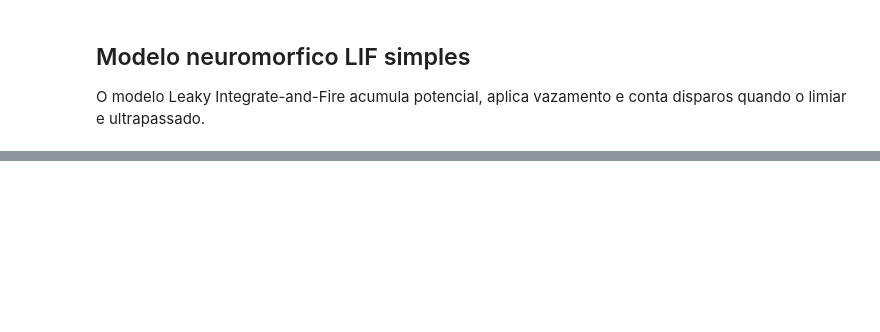
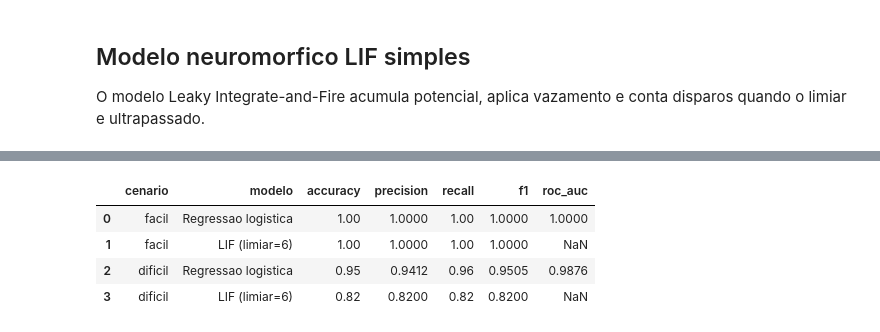
Before and after one commit to marcofiap/CardioIA-Fase3-Cap1, a Jupyter notebook: notebooks/ir_alem2_series_temporais_saude.ipynb, the cells around one changed output, grey strips where cells are left out. Saved outputs shown, nothing was run; the diff lists cells and outputs as text; code cells hidden in the pictures; blank space fills up the shorter version.

```diff
--- a/notebooks/ir_alem2_series_temporais_saude.ipynb
+++ b/notebooks/ir_alem2_series_temporais_saude.ipynb
@@ -98,0 +199,32 @@ A regressao logistica e mais direta para bases tabulares pequenas e fornece peso
+# %%
+summary_rows = []
+for name, (X_data, y_data) in datasets.items():
+    lr = evaluate_logistic(X_data, y_data)
+    lif = evaluate_lif(X_data, y_data)
+    summary_rows.append({
+        'cenario': name,
+        'modelo': 'Regressao logistica',
+        'accuracy': round(lr['accuracy'], 4),
+        'precision': round(lr['precision'], 4),
+        'recall': round(lr['recall'], 4),
+        'f1': round(lr['f1'], 4),
+        'roc_auc': round(lr['roc_auc'], 4),
+    })
+    summary_rows.append({
+        'cenario': name,
+        'modelo': f"LIF (limiar={lif['best_threshold']})",
+        'accuracy': round(lif['accuracy'], 4),
+        'precision': round(lif['precision'], 4),
+        'recall': round(lif['recall'], 4),
+        'f1': round(lif['f1'], 4),
+        'roc_auc': float('nan'),
+    })
+
+summary_df = pd.DataFrame(summary_rows)
+summary_df
+# %% [output]
+|  | cenario | modelo | accuracy | precision | recall | f1 | roc_auc |
+| 0 | facil | Regressao logistica | 1.00 | 1.0000 | 1.00 | 1.0000 | 1.0000 |
+| 1 | facil | LIF (limiar=6) | 1.00 | 1.0000 | 1.00 | 1.0000 | NaN |
+| 2 | dificil | Regressao logistica | 0.95 | 0.9412 | 0.96 | 0.9505 | 0.9876 |
+| 3 | dificil | LIF (limiar=6) | 0.82 | 0.8200 | 0.82 | 0.8200 | NaN |
```
Also changed, not shown: parts of 8 cells of this notebook, 16 other files.
